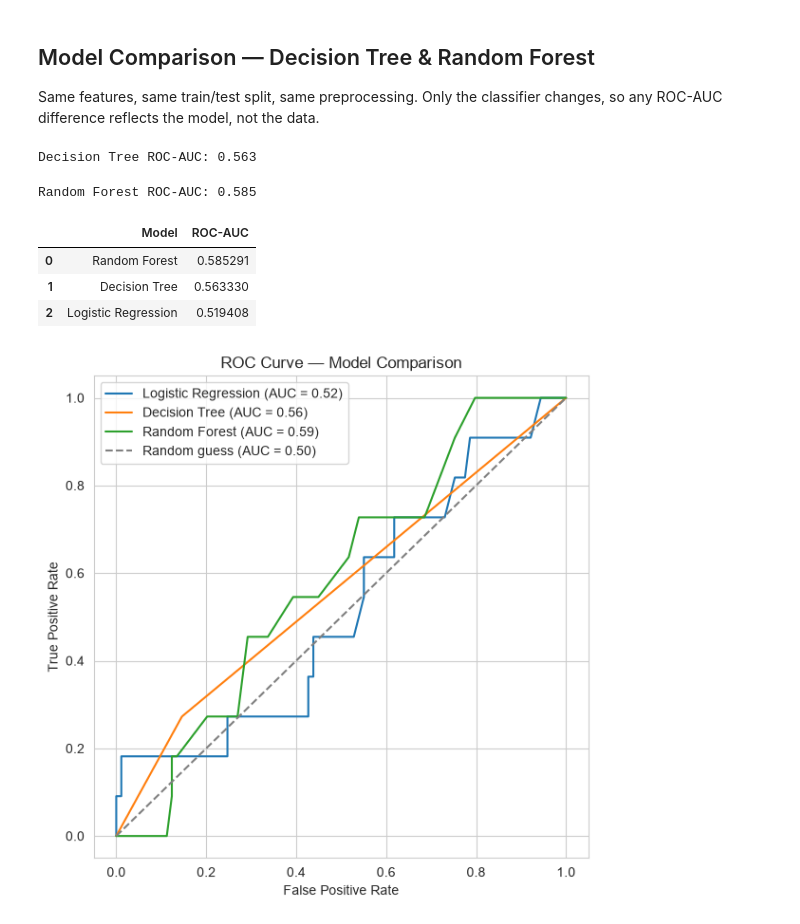
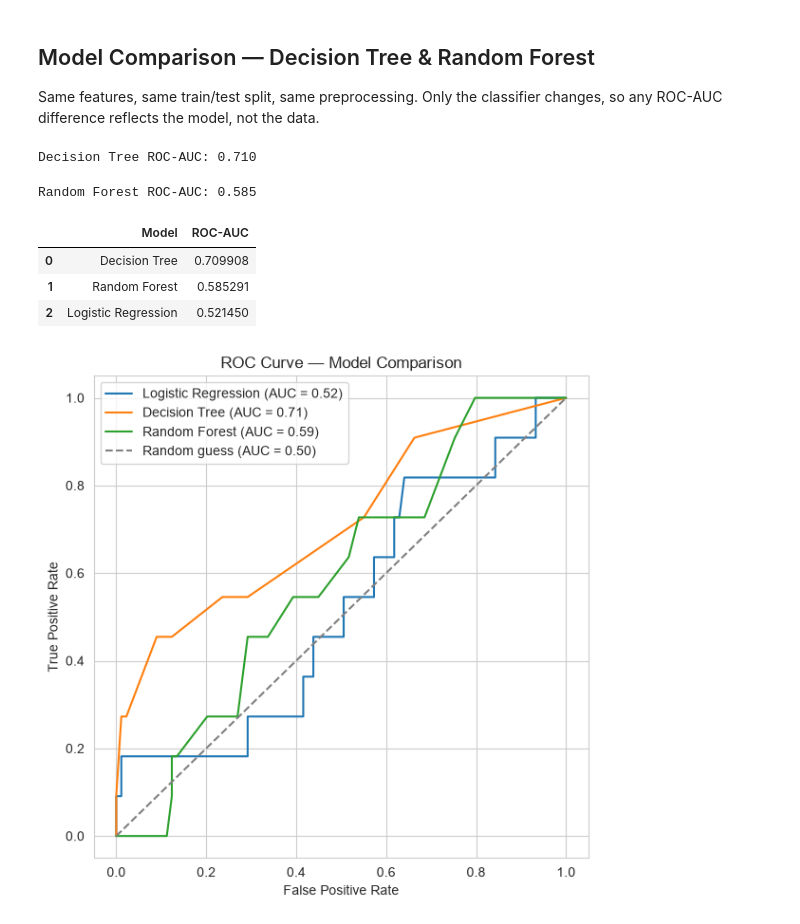
Before and after one commit to NavidulHoque/healthcare_appointment_analysis, a Jupyter notebook: python-analysis/03_predictive_modeling.ipynb, the cells around one changed output. Drawn from its saved outputs; the diff is of its cells as text; code cells hidden in the pictures.

```diff
--- a/python-analysis/03_predictive_modeling.ipynb
+++ b/python-analysis/03_predictive_modeling.ipynb
@@ -253,7 +255,7 @@ preprocessor = ColumnTransformer(transformers=[
 
 lr_model = Pipeline(steps=[
     ('preprocessor', preprocessor),
-    ('classifier', LogisticRegression(max_iter=1000, random_state=42)),
+    ('classifier', LogisticRegression(max_iter=1000, random_state=42, C=0.3, class_weight='balanced')),
 ])
 
 lr_model
@@ -492,7 +496,7 @@ dt_model = Pipeline(steps=[
         ('cat', OneHotEncoder(drop='first', handle_unknown='ignore'), categorical_features),
         ('num', StandardScaler(), numerical_features),
     ])),
-    ('classifier', DecisionTreeClassifier(random_state=42)),
+    ('classifier', DecisionTreeClassifier(random_state=42, max_depth=6, min_samples_leaf=1, min_samples_split=10)),
 ])
 dt_model.fit(X_train, Y_train)
 
@@ -500,7 +504,7 @@ proba_dt = dt_model.predict_proba(X_test)[:, 1]
 roc_auc_dt = roc_auc_score(Y_test, proba_dt)
 print(f"Decision Tree ROC-AUC: {roc_auc_dt:.3f}")
 # %% [output]
-Decision Tree ROC-AUC: 0.563
+Decision Tree ROC-AUC: 0.710
 # %%
 rf_model = Pipeline(steps=[
     ('preprocessor', ColumnTransformer(transformers=[
@@ -519,31 +523,31 @@ Random Forest ROC-AUC: 0.585
 # %%
 comparison = pd.DataFrame({
     'Model': ['Logistic Regression', 'Decision Tree', 'Random Forest'],
-    'ROC-AUC': [roc_auc, roc_auc_dt, roc_auc_rf]
+    'ROC-AUC': [roc_auc_lr, roc_auc_dt, roc_auc_rf]
 }).sort_values('ROC-AUC', ascending=False).reset_index(drop=True)
 
 comparison
 # %% [output]
 |  | Model | ROC-AUC |
-| 0 | Random Forest | 0.585291 |
-| 1 | Decision Tree | 0.563330 |
-| 2 | Logistic Regression | 0.519408 |
+| 0 | Decision Tree | 0.709908 |
+| 1 | Random Forest | 0.585291 |
+| 2 | Logistic Regression | 0.521450 |
 # %%
 fpr_lr, tpr_lr, _ = roc_curve(Y_test, results['probability_no_show'])
 fpr_dt, tpr_dt, _ = roc_curve(Y_test, proba_dt)
 fpr_rf, tpr_rf, _ = roc_curve(Y_test, proba_rf)
 
 fig, ax = plt.subplots(figsize=(6, 6))
-ax.plot(fpr_lr, tpr_lr, label=f'Logistic Regression (AUC = {roc_auc:.2f})')
+ax.plot(fpr_lr, tpr_lr, label=f'Logistic Regression (AUC = {roc_auc_lr:.2f})')
 ax.plot(fpr_dt, tpr_dt, label=f'Decision Tree (AUC = {roc_auc_dt:.2f})')
 ax.plot(fpr_rf, tpr_rf, label=f'Random Forest (AUC = {roc_auc_rf:.2f})')
 ax.plot([0, 1], [0, 1], linestyle='--', color='gray', label='Random guess (AUC = 0.50)')
 
 ax.set_xlabel('False Positive Rate')
 ax.set_ylabel('True Positive Rate')
 ax.set_title('ROC Curve — Model Comparison')
 ax.legend()
 plt.tight_layout()
 plt.show()
 # %% [output]
-[figure, old version]
+[figure, new version]
```
Also changed, not shown: parts of 17 cells of this notebook, 1 other file.
